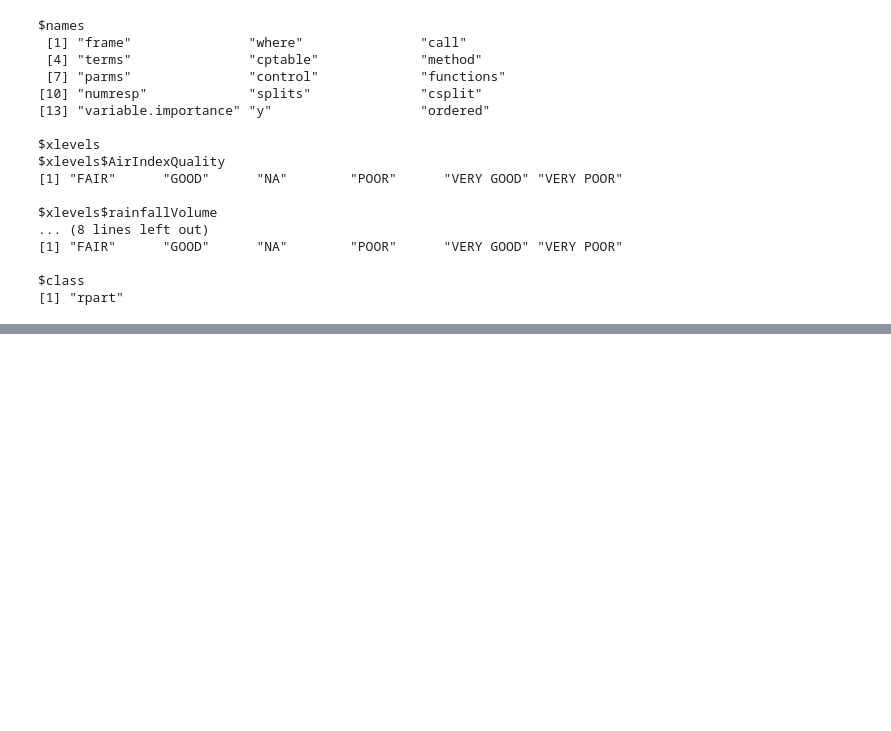
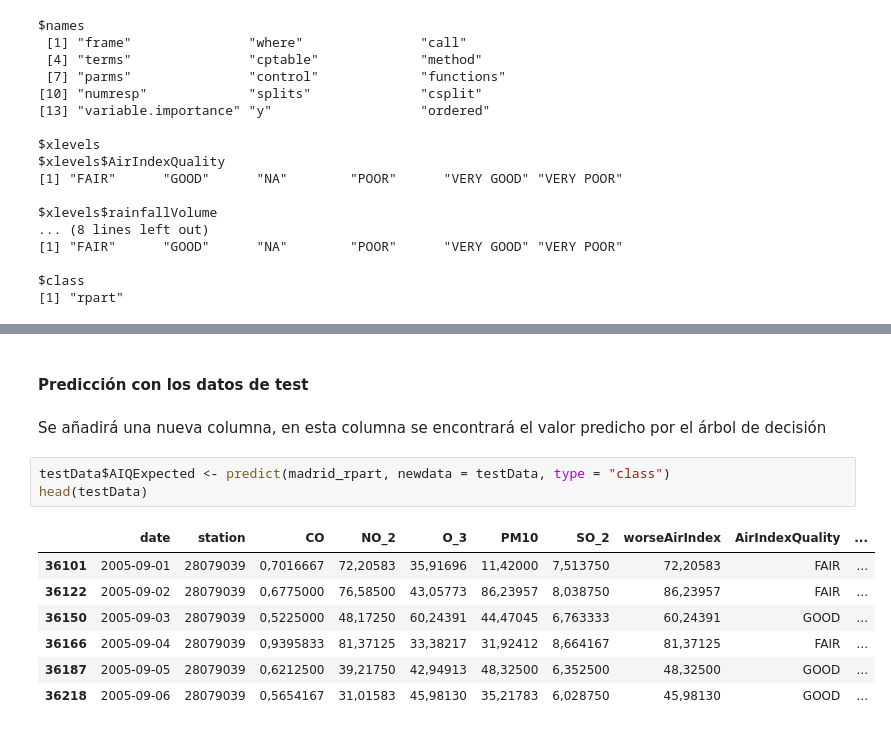
Before and after one commit to manumonforte/DataMining-BigDataParadigm, a Jupyter notebook: Estudio.ipynb, the cells around one changed output, grey strips where cells are left out. Saved outputs shown, nothing was run; the diff lists cells and outputs as text; blank space fills up the shorter version.

```diff
--- a/Estudio.ipynb
+++ b/Estudio.ipynb
@@ -916,0 +940,15 @@ Warning message:
+# %% [markdown]
+#### Predicción con los datos de test
+# %% [markdown]
+Se añadirá una nueva columna, en esta columna se encontrará el valor predicho por el árbol de decisión
+# %%
+testData$AIQExpected <- predict(madrid_rpart, newdata = testData, type = "class")
+head(testData)
+# %% [output]
+|  | date | station | CO | NO_2 | O_3 | PM10 | SO_2 | worseAirIndex | AirIndexQuality | ... |
+| 36101 | 2005-09-01 | 28079039 | 0,7016667 | 72,20583 | 35,91696 | 11,42000 | 7,513750 | 72,20583 | FAIR | ... |
+| 36122 | 2005-09-02 | 28079039 | 0,6775000 | 76,58500 | 43,05773 | 86,23957 | 8,038750 | 86,23957 | FAIR | ... |
+| 36150 | 2005-09-03 | 28079039 | 0,5225000 | 48,17250 | 60,24391 | 44,47045 | 6,763333 | 60,24391 | GOOD | ... |
+| 36166 | 2005-09-04 | 28079039 | 0,9395833 | 81,37125 | 33,38217 | 31,92412 | 8,664167 | 81,37125 | FAIR | ... |
+| 36187 | 2005-09-05 | 28079039 | 0,6212500 | 39,21750 | 42,94913 | 48,32500 | 6,352500 | 48,32500 | GOOD | ... |
+| 36218 | 2005-09-06 | 28079039 | 0,5654167 | 31,01583 | 45,98130 | 35,21783 | 6,028750 | 45,98130 | GOOD | ... |
```
Also changed, not shown: parts of 35 cells of this notebook.
